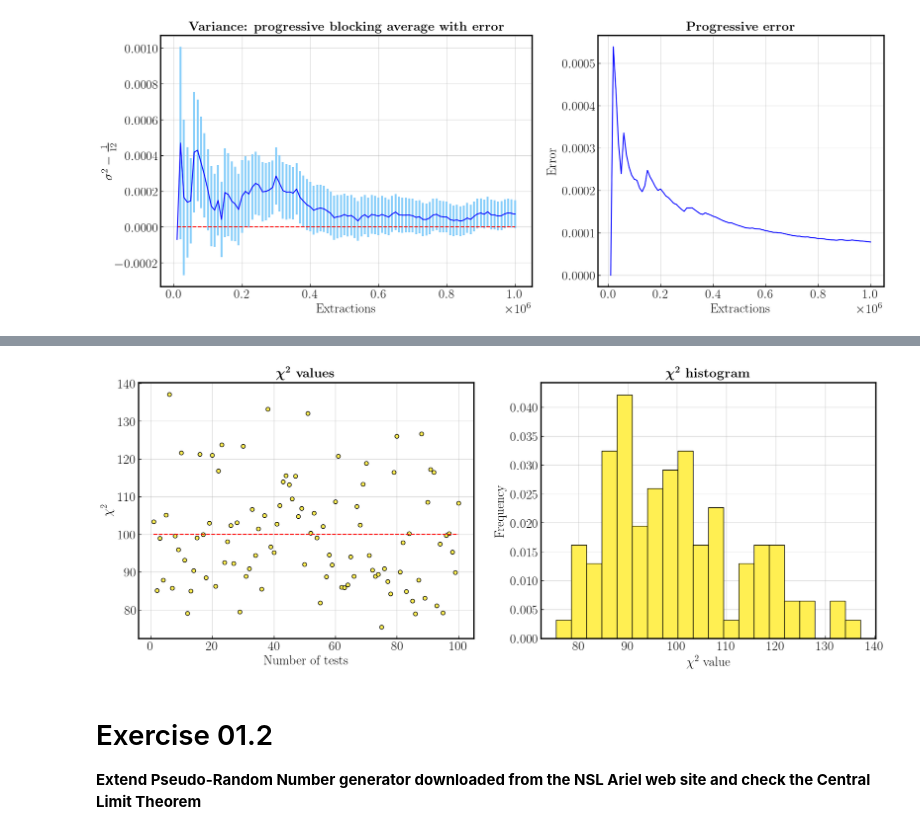
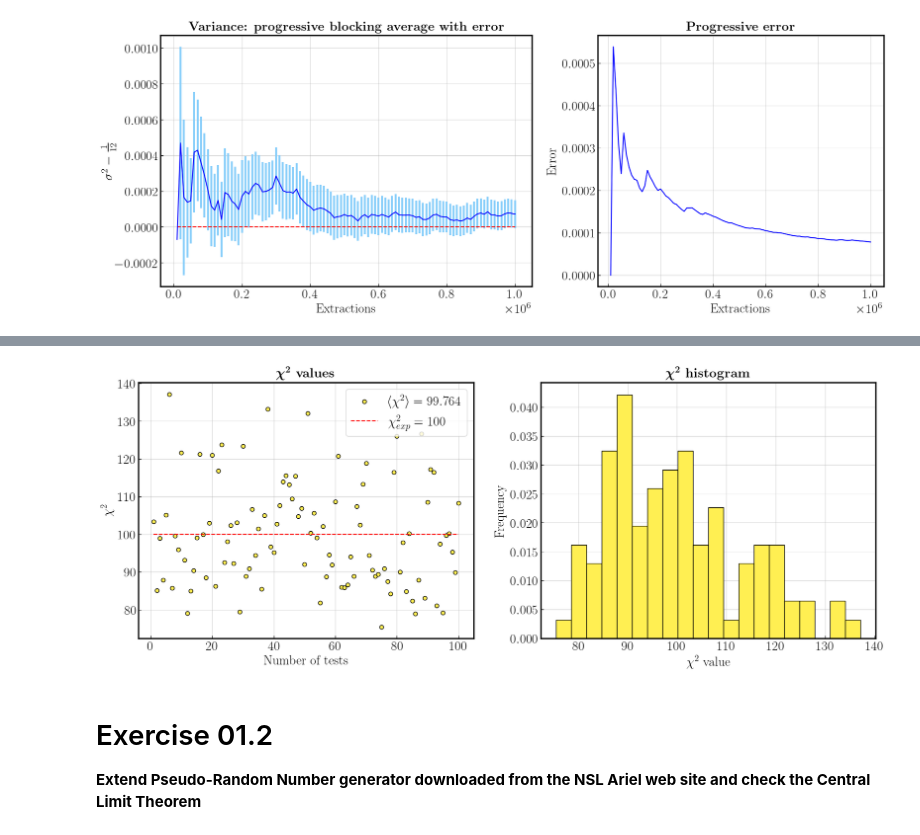
Before and after one commit to ste-cartu/Numerical-Simulation-Laboratory, a Jupyter notebook: Exercise_01/Exercise_01.ipynb, the cells around one changed output, grey strips where cells are left out. Cells and saved outputs as stored; diff of their text form; code cells hidden in the pictures.

```diff
--- a/Exercise_01/Exercise_01.ipynb
+++ b/Exercise_01/Exercise_01.ipynb
@@ -71,23 +121,24 @@ plt.show()
 # %%
 # plot chi2
 
 fig, axs = plt.subplots(1, 2, figsize=(20, 7))
 
-axs[0].scatter(data[:,1], data[:,6], facecolor='#FFEF52')
+axs[0].scatter(data[:,1], data[:,6], facecolor='#FFEF52', label=r'$\langle \chi^2 \rangle = ' + '{:.3f}'.format(np.mean(data[:,6])) + r'$')
 chi_exp = 100*np.ones(data.shape[0])
-axs[0].plot(data[:,1], chi_exp, linestyle='--', color='red')
+axs[0].plot(data[:,1], chi_exp, linestyle='--', color='red', label='$\chi^2_{exp} = 100$')
 axs[0].set_title(r'\textbf{\boldmath$\chi^2$ values}', pad=8)
 axs[0].set_xlabel('Number of tests')
 axs[0].set_ylabel('$\chi^2$', labelpad=6)
+axs[0].legend()
 
 axs[1].hist(data[:,6], bins=20, color='#FFEF52', edgecolor='black', density=True)
 axs[1].set_title(r'\textbf{\boldmath$\chi^2$ histogram}', pad=8)
 axs[1].set_xlabel('$\chi^2$ value')
 axs[1].set_ylabel('Frequency', labelpad=6)
 
 plt.show()
 # %% [output]
-[figure, old version]
+[figure, new version]
 # %% [markdown]
 # Exercise 01.2
 
```
Also changed, not shown: parts of 18 cells of this notebook, 2 other files.
